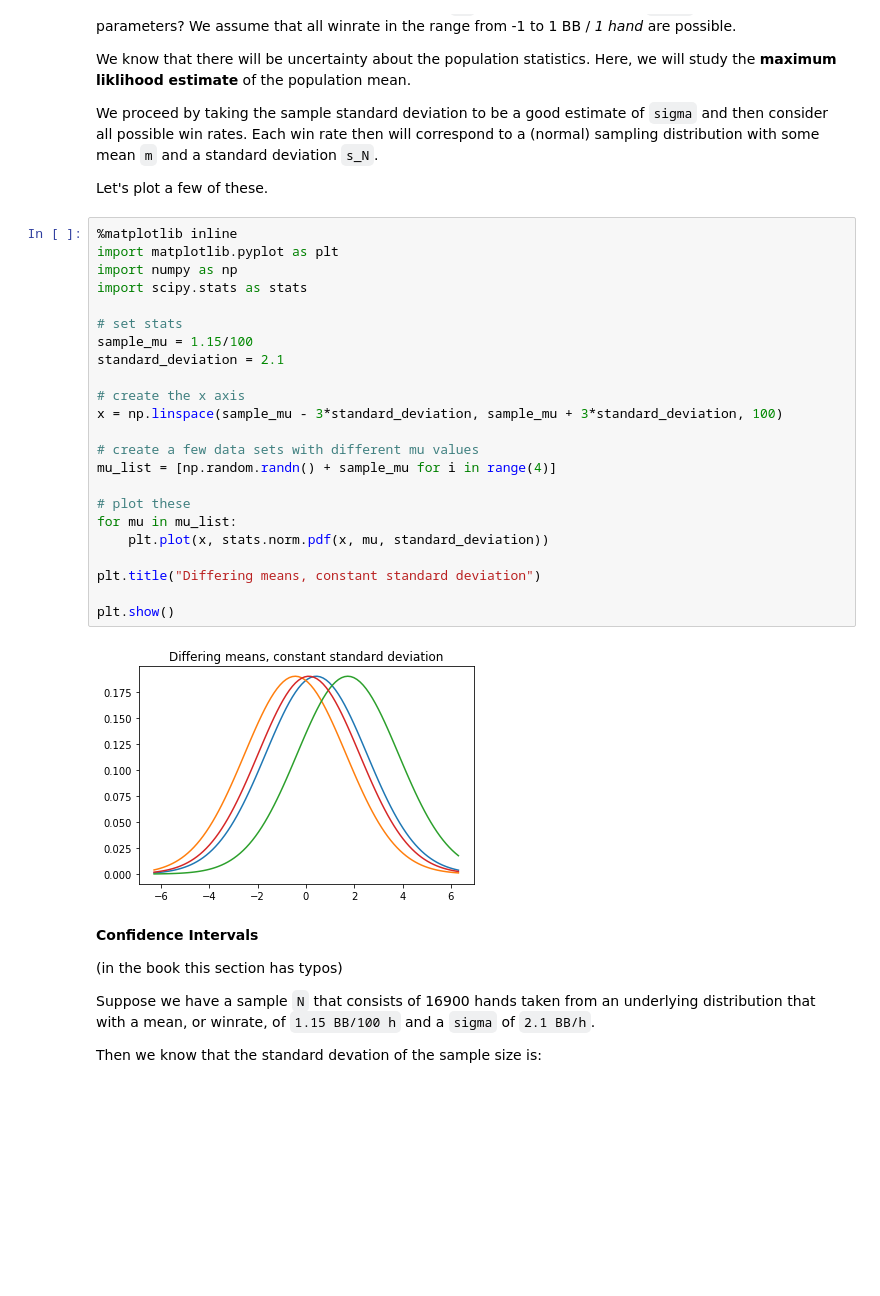
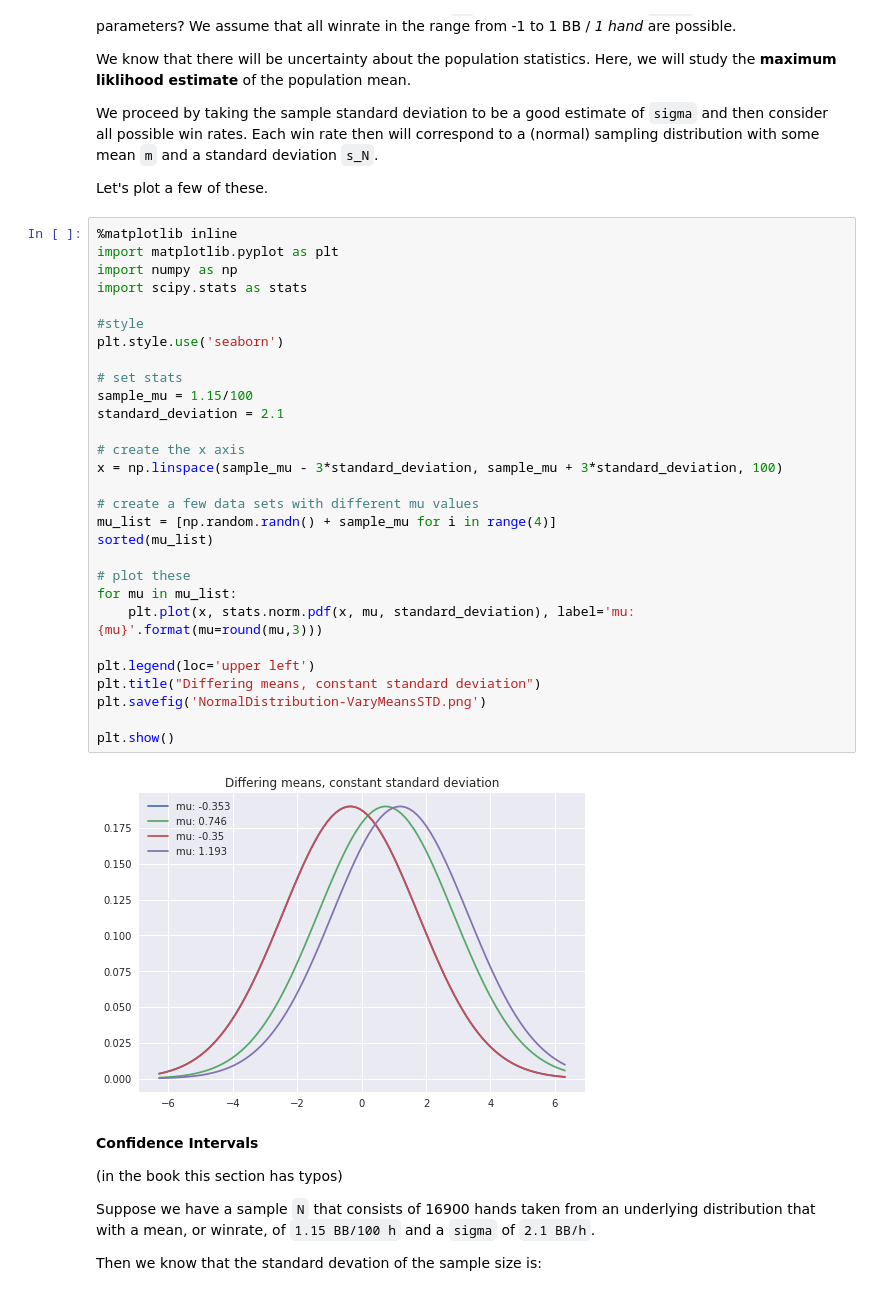
Before and after one commit to HigginTown/mathematics-of-poker, a Jupyter notebook: chapter_notebooks/part_one/p1c3.ipynb, the cells around one changed output. Drawn from its saved outputs; the diff is of its cells as text; blank space fills up the shorter version.

Commit message:
images

```diff
--- a/chapter_notebooks/part_one/p1c3.ipynb
+++ b/chapter_notebooks/part_one/p1c3.ipynb
@@ -18,28 +18,34 @@ Let's plot a few of these.
 # %%
 %matplotlib inline
 import matplotlib.pyplot as plt
 import numpy as np
 import scipy.stats as stats
+
+#style
+plt.style.use('seaborn')
 
 # set stats
 sample_mu = 1.15/100
 standard_deviation = 2.1
 
 # create the x axis
 x = np.linspace(sample_mu - 3*standard_deviation, sample_mu + 3*standard_deviation, 100)
 
 # create a few data sets with different mu values
 mu_list = [np.random.randn() + sample_mu for i in range(4)]
+sorted(mu_list)
 
 # plot these
 for mu in mu_list:
-    plt.plot(x, stats.norm.pdf(x, mu, standard_deviation))
+    plt.plot(x, stats.norm.pdf(x, mu, standard_deviation), label='mu: {mu}'.format(mu=round(mu,3)))
 
+plt.legend(loc='upper left')
 plt.title("Differing means, constant standard deviation")
+plt.savefig('NormalDistribution-VaryMeansSTD.png')
 
 plt.show()
 # %% [output]
-[figure, old version]
+[figure, new version]
 # %% [markdown]
 **Confidence Intervals**
 
```
Also changed, not shown: 7 other files.
